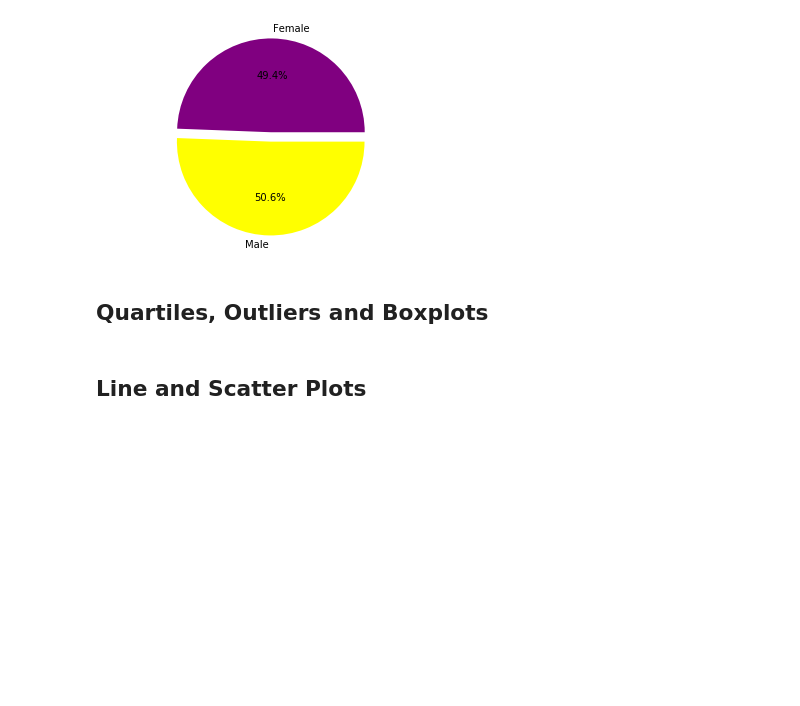
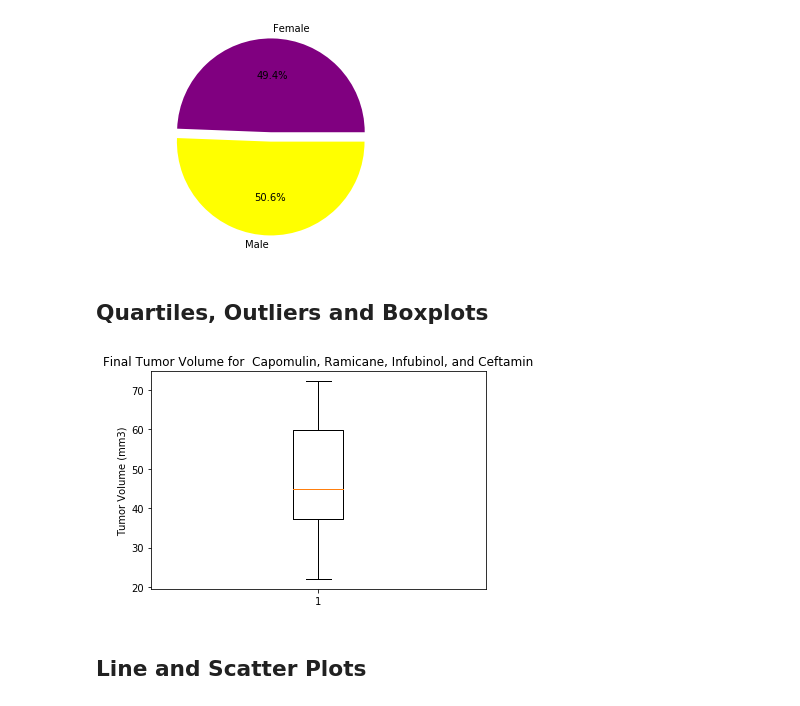
Before and after one commit to j1candel/matplotlib-challenge, a Jupyter notebook: Pymaceuticals/pymaceuticals_starter.ipynb, the cells around one changed output. Cells and saved outputs as stored; diff of their text form; code cells hidden in the pictures; blank space fills up the shorter version.

Commit message:
completed box plot

```diff
--- a/Pymaceuticals/pymaceuticals_starter.ipynb
+++ b/Pymaceuticals/pymaceuticals_starter.ipynb
@@ -226,25 +226,38 @@ four_treatment_df = pd.merge(four_treatment_df, ceftamin_treatments_df, on = ['M
 
 # Merge this group df with the original dataframe to get the tumor volume at the last timepoint
 tumor_volume_list = list(four_treatment_df['Tumor Volume (mm3)'])
+tumor_volume_column = four_treatment_df['Tumor Volume (mm3)']
 # %%
 # Put treatments into a list for for loop (and later for plot labels)
 
 # Create empty list to fill with tumor vol data (for plotting)
 
 
 # Calculate the IQR and quantitatively determine if there are any potential outliers.
 figl, axl = plt.subplots()
 axl.set_title('Final Tumor Volume for  Capomulin, Ramicane, Infubinol, and Ceftamin')
 axl.set_ylabel('Tumor Volume (mm3)')
-axl.boxplot(Tumor_Volume_List)
+axl.boxplot(tumor_volume_list)
 plt.show()
-    # Locate the rows which contain mice on each drug and get the tumor volumes
 
+# Locate the rows which contain mice on each drug and get the tumor volumes
+quartiles = tumor_volume_column.quantile([.25, .5, .75])
+lowerq = quartiles[0.25]
+upperq = quartiles[0.75]
+iqr = upperq - lowerq
+
+lower_bound = lowerq - (1.5 * iqr)
+upper_bound = upperq - (1.5 * iqr)
 
     # add subset
 
-
+print(f'The lower quartile of tumor volume is {lowerq}')
+print(f'The upper quartile of tumor volume is {upperq}')
+print(f'The IQR of tumor volume is {iqr}')
+print(f'Values below {lower_bound})
     # Determine outliers using upper and lower bounds
+# %% [output]
+[figure, added]
 # %%
 # Generate a box plot of the final tumor volume of each mouse across four regimens of interest
 # %% [markdown]
```
